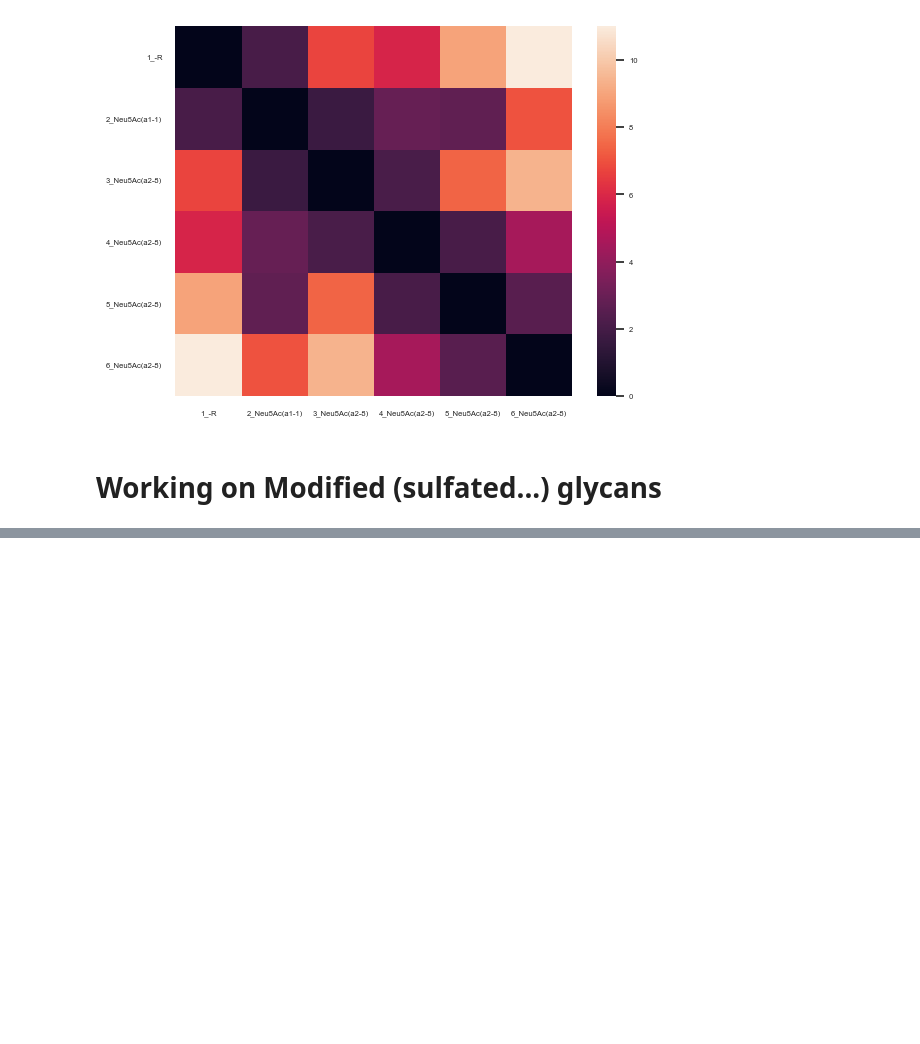
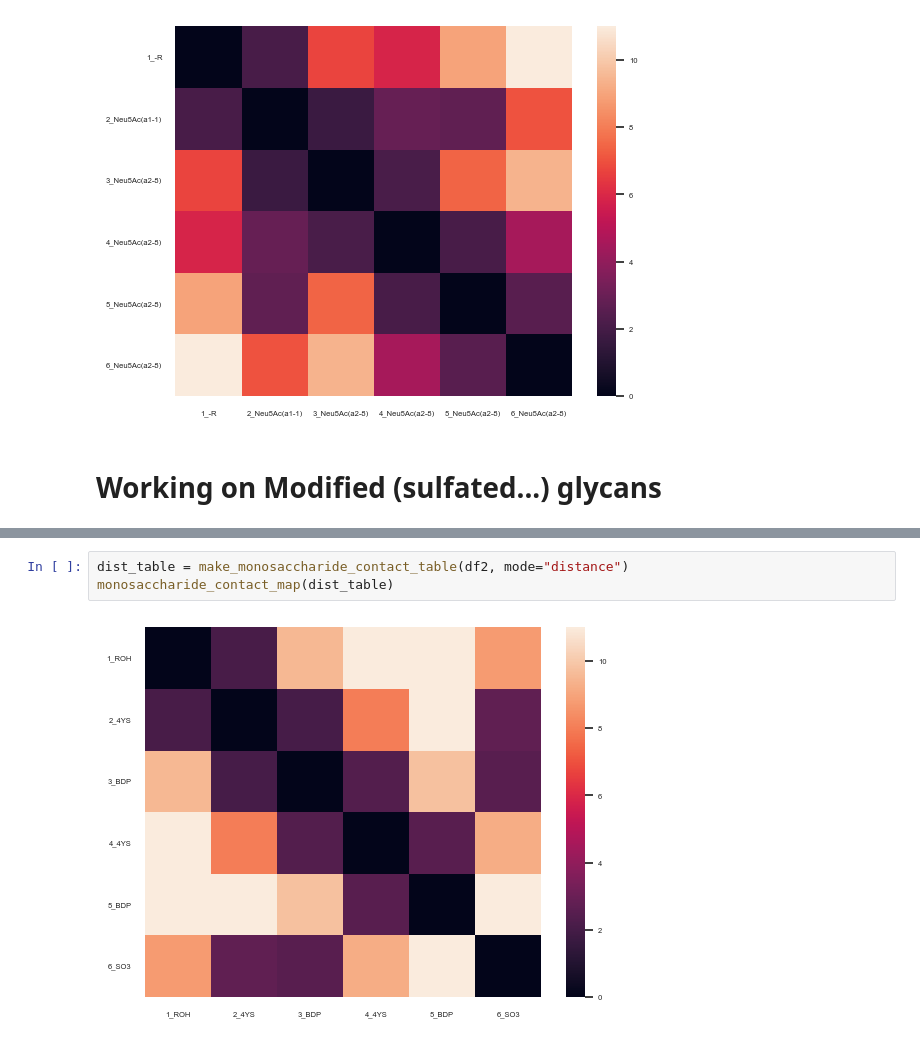
Before and after one commit to lthomes/glycontact, a Jupyter notebook: process_data.ipynb, the cells around one changed output, grey strips where cells are left out. Drawn from its saved outputs; the diff is of its cells as text; blank space fills up the shorter version.

```diff
--- a/process_data.ipynb
+++ b/process_data.ipynb
@@ -1070 +947,6 @@ new_df
+# %%
+dist_table = make_monosaccharide_contact_table(df2, mode="distance")
+monosaccharide_contact_map(dist_table)
+# %% [output]
+[figure, added]
 # %%
```
Also changed, not shown: parts of 14 cells of this notebook, 6 other files.
